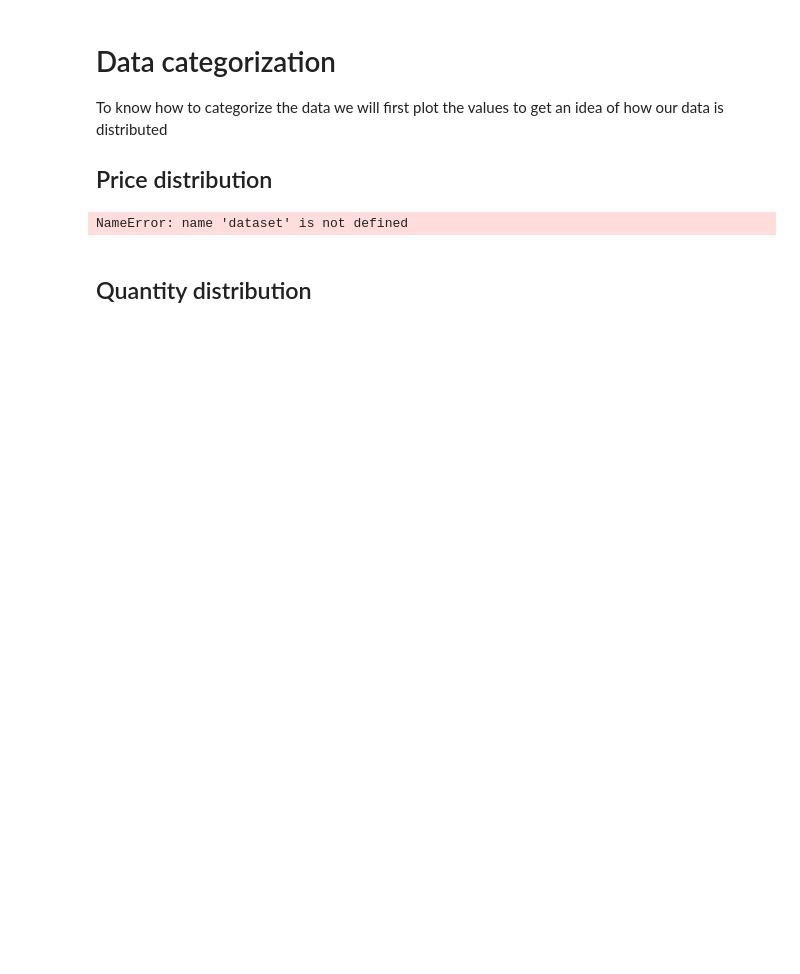
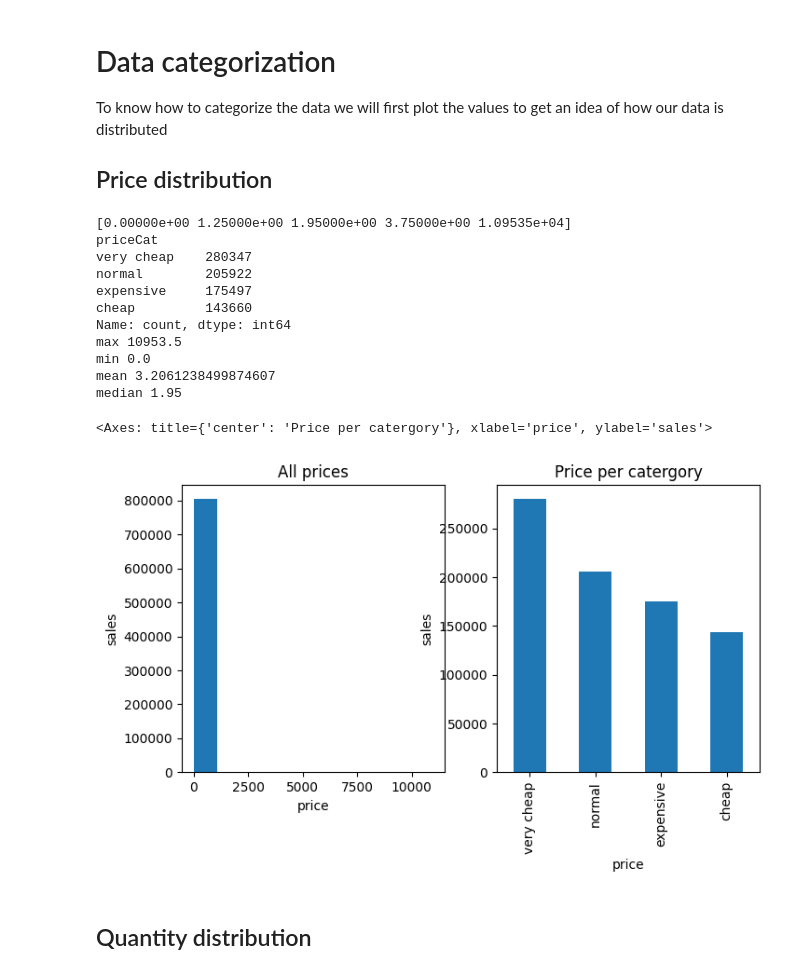
Before and after one commit to SteinVandenbroeke/Data_mining_projects, a Jupyter notebook: Assignment1/analyses.ipynb, the cells around one changed output. Saved outputs shown, nothing was run; the diff lists cells and outputs as text; code cells hidden in the pictures; blank space fills up the shorter version.

```diff
--- a/Assignment1/analyses.ipynb
+++ b/Assignment1/analyses.ipynb
@@ -99,39 +78,38 @@ To know how to categorize the data we will first plot the values to get an idea
 # %%
 retail_dataset = dataset.Dataset("retail.csv")
 retail_dataset.handle_missing_or_wrong_values()
+#retail_dataset.categorize_data()
+
+bins = [0, 5, 50, 100, float('inf')]
+labels = ["very cheap", "cheap", "normal", "expensive"]
+retail_dataset.df['priceCat'], retbins = pd.qcut(retail_dataset.df['Price'], retbins=True, labels=labels, q=4)
+print(retbins)
+print(retail_dataset.df['priceCat'].value_counts())
 
 print("max", retail_dataset.df['Price'].max())
 print("min", retail_dataset.df['Price'].min())
 print("mean", retail_dataset.df['Price'].mean())
 print("median", retail_dataset.df['Price'].median())
 
-fig, axes = plt.subplots(2, 3)
+fig, axes = plt.subplots(1,2, figsize=(8, 4))
 
 limited_information =  retail_dataset.df
-limited_information['Price'].plot(kind='hist', title='All prices', ax=axes[0,0])
-
-limited_information =  limited_information[limited_information["Price"] <= 5]
-limited_information['Price'].plot(kind='hist', title='Prices <= 5', ax=axes[0,1])
-print("items Prices <= 5:", limited_information['Price'].count())
-
-limited_information =  retail_dataset.df
-limited_information =  limited_information[limited_information["Price"] > 5]
-limited_information =  limited_information[limited_information["Price"] <= 20]
-limited_information['Price'].plot(kind='hist', title='5 < Prices <= 20', ax=axes[0,2])
-print("items 5 < Prices <= 20:", limited_information['Price'].count())
-
-limited_information =  retail_dataset.df
-limited_information =  limited_information[limited_information["Price"] > 20]
-limited_information =  limited_information[limited_information["Price"] <= 100]
-limited_information['Price'].plot(kind='hist', title='20 < Prices <= 100', ax=axes[1,0])
-print("items 20 < Prices <= 100:", limited_information['Price'].count())
-
-limited_information =  retail_dataset.df
-limited_information =  limited_information[limited_information["Price"] > 100]
-limited_information['Price'].plot(kind='hist', title='100 < Prices', ax=axes[1,1])
-print("items 100 <= Prices:", limited_information['Price'].count())
+limited_information['Price'].plot(kind='hist', title='All prices', ax=axes[0], xlabel="price", ylabel="sales")
+retail_dataset.df['priceCat'].value_counts().plot(kind='bar', title='Price per catergory', ax=axes[1], xlabel="price", ylabel="sales")
 # %% [output]
-NameError: name 'dataset' is not defined
+[0.00000e+00 1.25000e+00 1.95000e+00 3.75000e+00 1.09535e+04]
+priceCat
+very cheap    280347
+normal        205922
+expensive     175497
+cheap         143660
+Name: count, dtype: int64
+max 10953.5
+min 0.0
+mean 3.2061238499874607
+median 1.95
+<Axes: title={'center': 'Price per catergory'}, xlabel='price', ylabel='sales'>
+[figure, added]
 # %% [markdown]
 ## Quantity distribution
 # %%
```
Also changed, not shown: parts of 9 cells of this notebook, 4 other files.
